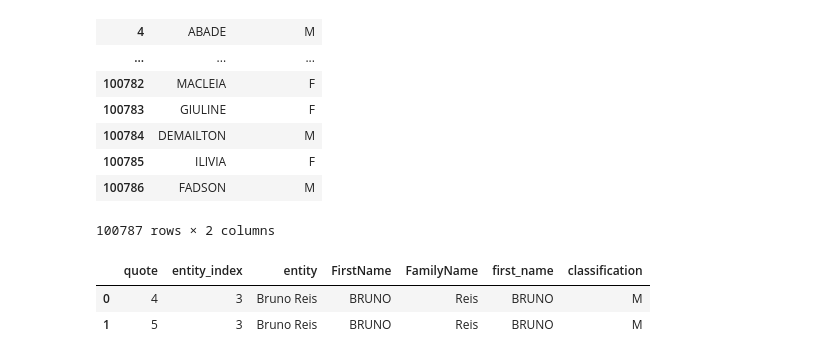
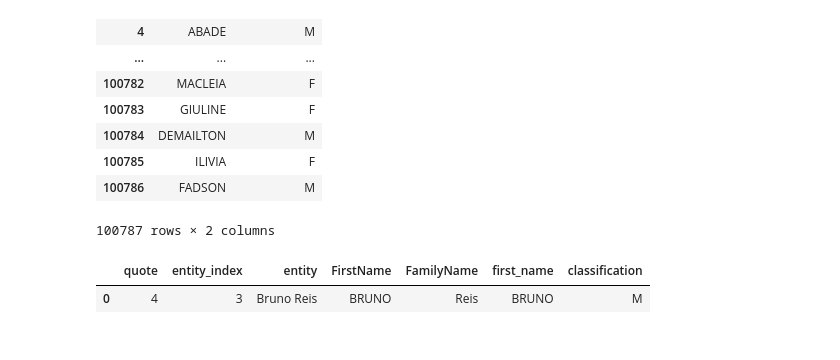
Before and after one commit to larissasayurifutino/repres_fem, a Jupyter notebook: SRC/03_entity_recog.ipynb, the cells around one changed output. Saved outputs shown, nothing was run; the diff lists cells and outputs as text; code cells hidden in the pictures.

```diff
--- a/SRC/03_entity_recog.ipynb
+++ b/SRC/03_entity_recog.ipynb
@@ -85,8 +136,8 @@ True
 # %%
-from nltk.tokenize import sent_tokenize
-# Split sentences by '.'
-sentences = sent_tokenize(text)
-sentences
+#from nltk.tokenize import sent_tokenize
+## Split sentences by '.'
+#sentences2 = sent_tokenize(text)
+#sentences2
 # %% [output]
 ['Lavagem do Bonfim é cancelada pelo 2º ano consecutivo em Salvador.',
  'Tradição há 249 anos, cortejo de culto a Oxalá e Senhor do Bonfim costuma reunir um milhão.',
@@ -313,8 +380,8 @@ d = {'quote': dif_pair_idquote_ident_df_pv.index,
      'entity_index': indices_to_access,
      'entity': accessed_list
      }
-df = pd.DataFrame(data = d)
-df
+df_quote = pd.DataFrame(data = d)
+df_quote
 # %% [output]
 |  | quote | entity_index | entity |
 | 0 | 4 | 3 | Bruno Reis |
@@ -322,7 +388,7 @@ df
 # %%
 # Filtering Entities that have at least one capital letter
-df = df[df['entity'].str.match("[A-Z]+") == True]
-df
+df_quote = df_quote[df_quote['entity'].str.match("[A-Z]+") == True]
+df_quote
 # %% [output]
 |  | quote | entity_index | entity |
 | 0 | 4 | 3 | Bruno Reis |
@@ -330,9 +395,11 @@ df
 # %%
 # Split the name into First and Family Name
-df[['FirstName', 'FamilyName']] = df['entity'].str.split(' ', 1, expand = True)
+df_quote[['FirstName', 'FamilyName']] = df_quote['entity'].str.split(' ', 1, expand = True)
 
 # First name in Capital letter
-df['FirstName'] = df['FirstName'].str.upper()
+df_quote['FirstName'] = df_quote['FirstName'].str.upper()
 
 # Remove accents from the First Name
-df['FirstName'] = df['FirstName'].str.normalize('NFKD').str.encode('ascii', errors='ignore').str.decode('utf-8')
+df_quote['FirstName'] = df_quote['FirstName'].str.normalize('NFKD').str.encode('ascii', errors='ignore').str.decode('utf-8')
+
+df_quote
@@ -361,8 +431,8 @@ names_aux
 | 100786 | FADSON | M |
 100787 rows × 2 columns
 # %%
-df.merge(names_aux, left_on = 'FirstName', right_on = 'first_name')
+df_quote = df_quote.merge(names_aux, left_on = 'FirstName', right_on = 'first_name')
+df_quote
 # %% [output]
 |  | quote | entity_index | entity | FirstName | FamilyName | first_name | classification |
 | 0 | 4 | 3 | Bruno Reis | BRUNO | Reis | BRUNO | M |
-| 1 | 5 | 3 | Bruno Reis | BRUNO | Reis | BRUNO | M |
```
Also changed, not shown: parts of 25 cells of this notebook.
